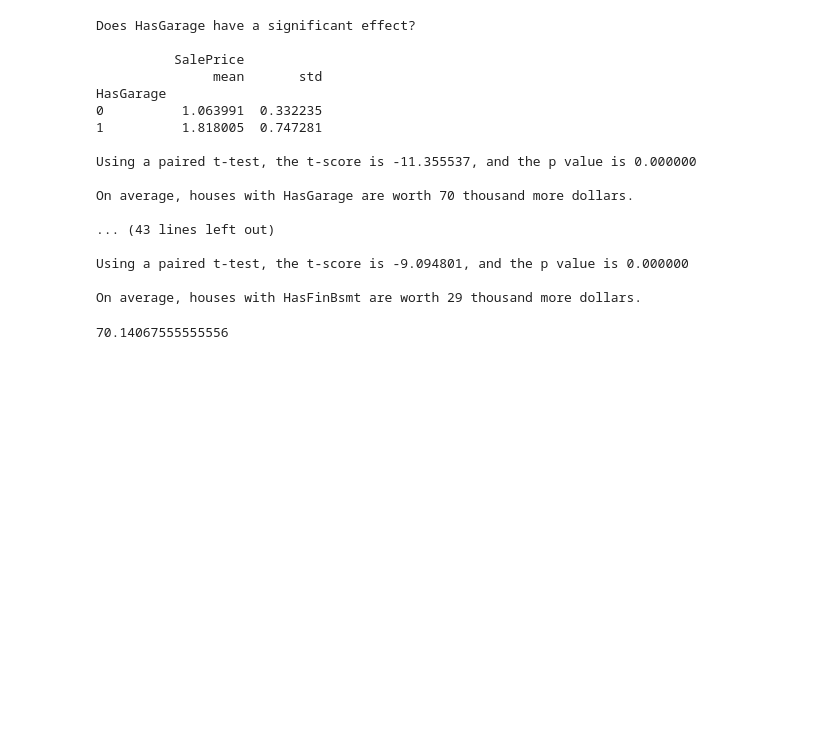
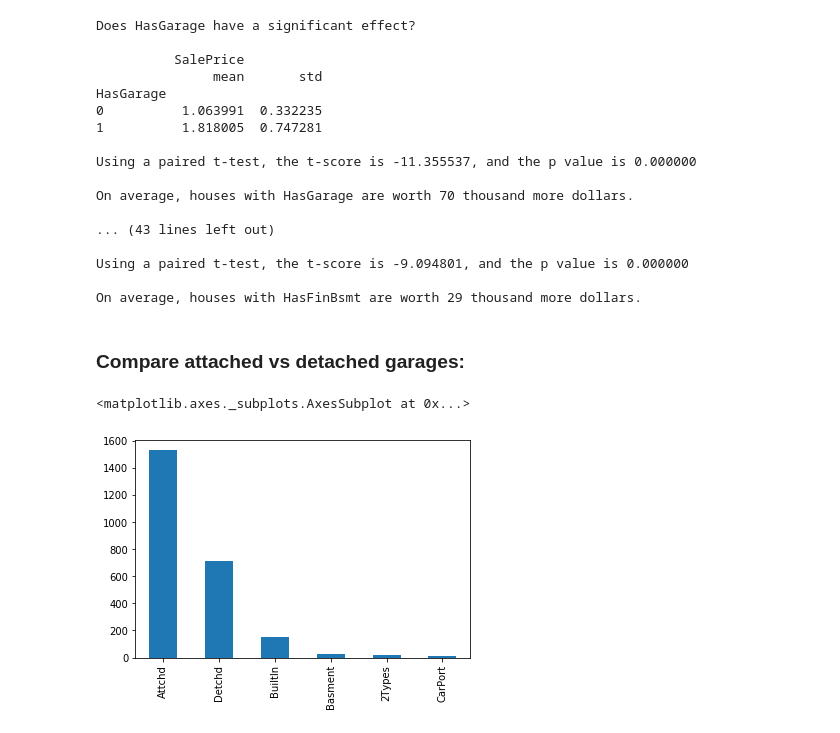
Before and after one commit to brandoncryu/ames_ml_project, a Jupyter notebook: EDA_Stephen.ipynb, the cells around one changed output. Saved outputs shown, nothing was run; the diff lists cells and outputs as text; code cells hidden in the pictures; blank space fills up the shorter version.

```diff
--- a/EDA_Stephen.ipynb
+++ b/EDA_Stephen.ipynb
@@ -137,7 +136,13 @@ On average, houses with HasGarage are worth 70 thousand more dollars.
 Using a paired t-test, the t-score is -9.094801, and the p value is 0.000000
 
 On average, houses with HasFinBsmt are worth 29 thousand more dollars.
-# %%
-diff_
-# %% [output]
-70.14067555555556
+# %% [markdown]
+### Compare attached vs detached garages:
+# %%
+housing_garages = housing[['GrLivArea','SalePrice','GarageType','GarageYrBlt','GarageFinish','GarageCars','GarageArea','GarageQual','GarageCond']]
+housing_garages = housing_garages.dropna()
+# %%
+housing_garages.GarageType.value_counts().plot(kind='bar')
+# %% [output]
+<matplotlib.axes._subplots.AxesSubplot at 0x...>
+[figure, added]
```
Also changed, not shown: parts of 10 cells of this notebook.
